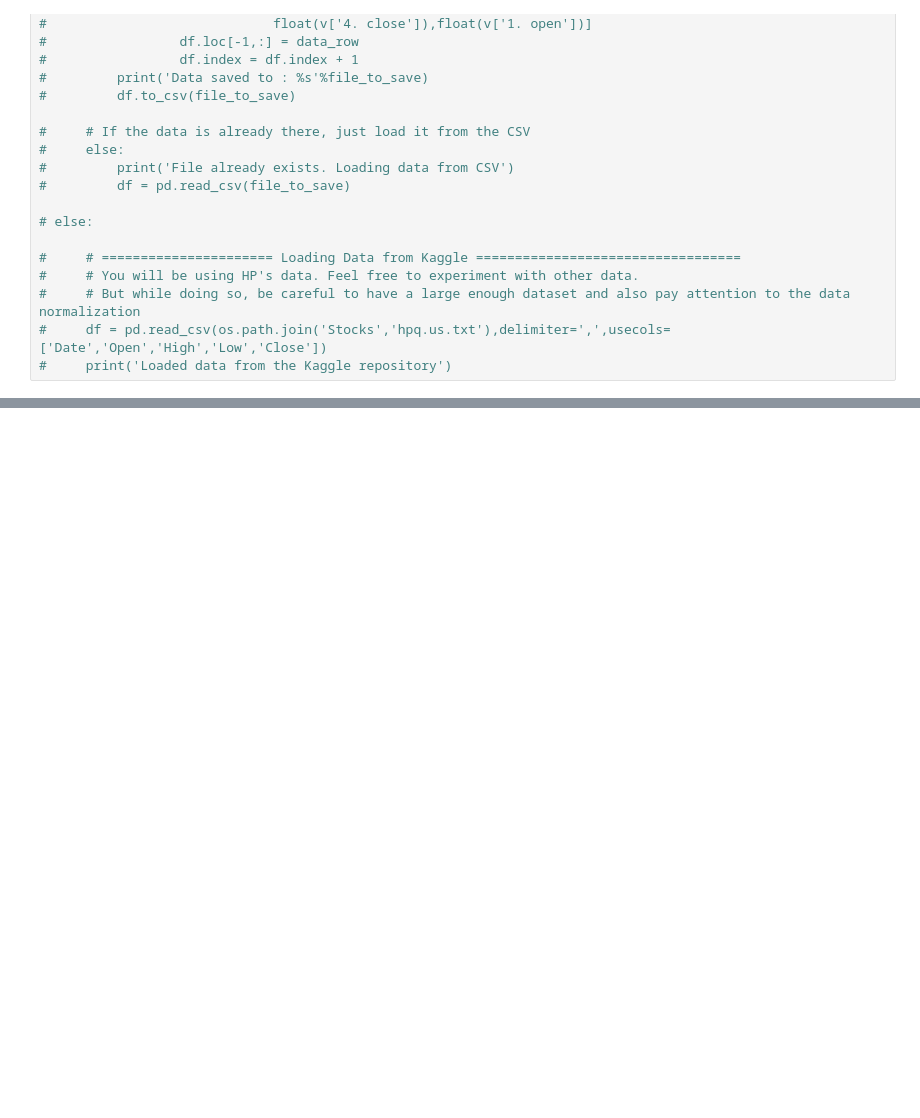
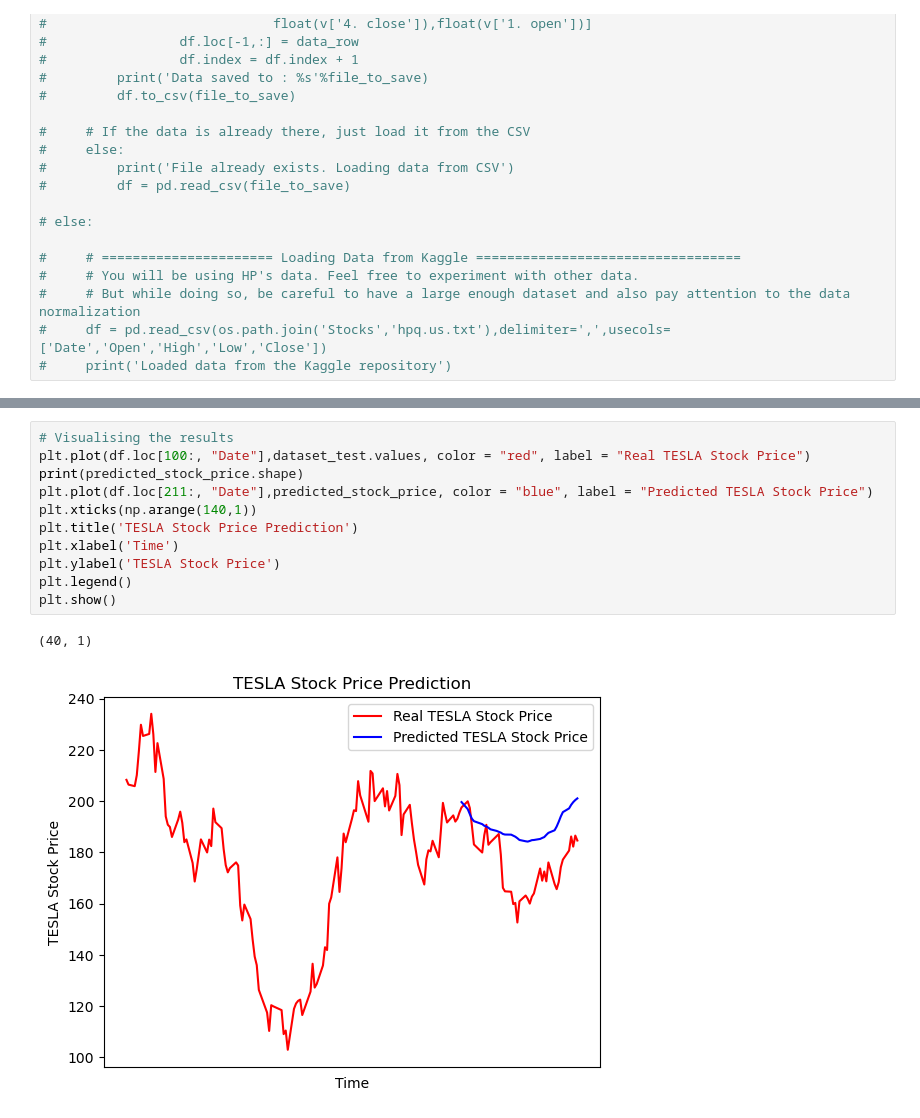
Before and after one commit to cowlinn/Money_Bot_V1, a Jupyter notebook: Exploration/ML/LSTM Time Sharing Stonk Predict.ipynb, the cells around one changed output, grey strips where cells are left out. Saved outputs shown, nothing was run; the diff lists cells and outputs as text; blank space fills up the shorter version.

```diff
--- a/Exploration/ML/LSTM Time Sharing Stonk Predict.ipynb
+++ b/Exploration/ML/LSTM Time Sharing Stonk Predict.ipynb
@@ -189,0 +237,14 @@ predicted_stock_price = sc.inverse_transform(predicted_stock_price)
+# %%
+# Visualising the results
+plt.plot(df.loc[100:, "Date"],dataset_test.values, color = "red", label = "Real TESLA Stock Price")
+print(predicted_stock_price.shape)
+plt.plot(df.loc[211:, "Date"],predicted_stock_price, color = "blue", label = "Predicted TESLA Stock Price")
+plt.xticks(np.arange(140,1))
+plt.title('TESLA Stock Price Prediction')
+plt.xlabel('Time')
+plt.ylabel('TESLA Stock Price')
+plt.legend()
+plt.show()
+# %% [output]
+(40, 1)
+[figure, added]
```
Also changed, not shown: parts of 9 cells of this notebook.
